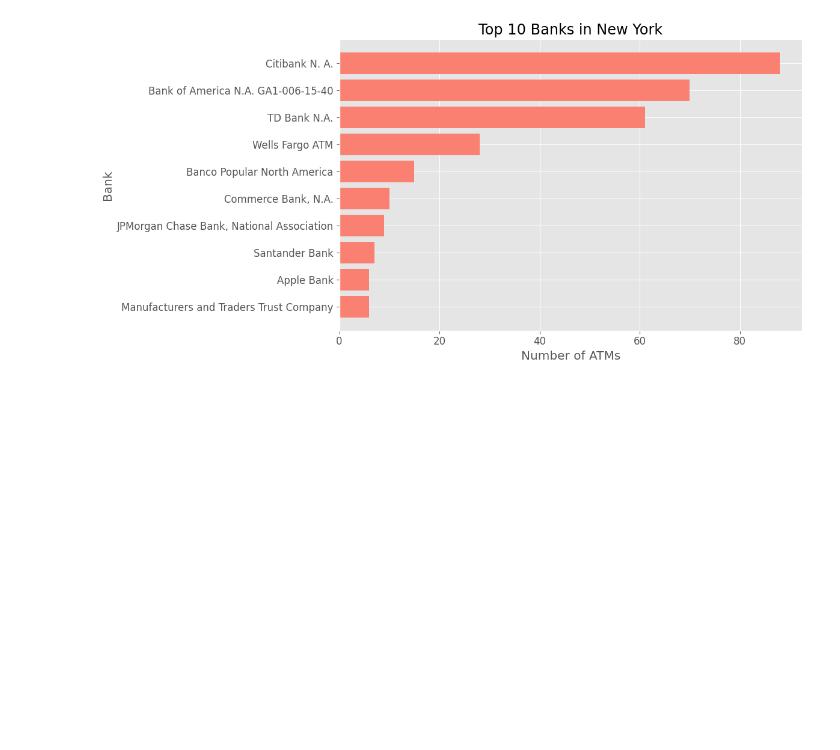
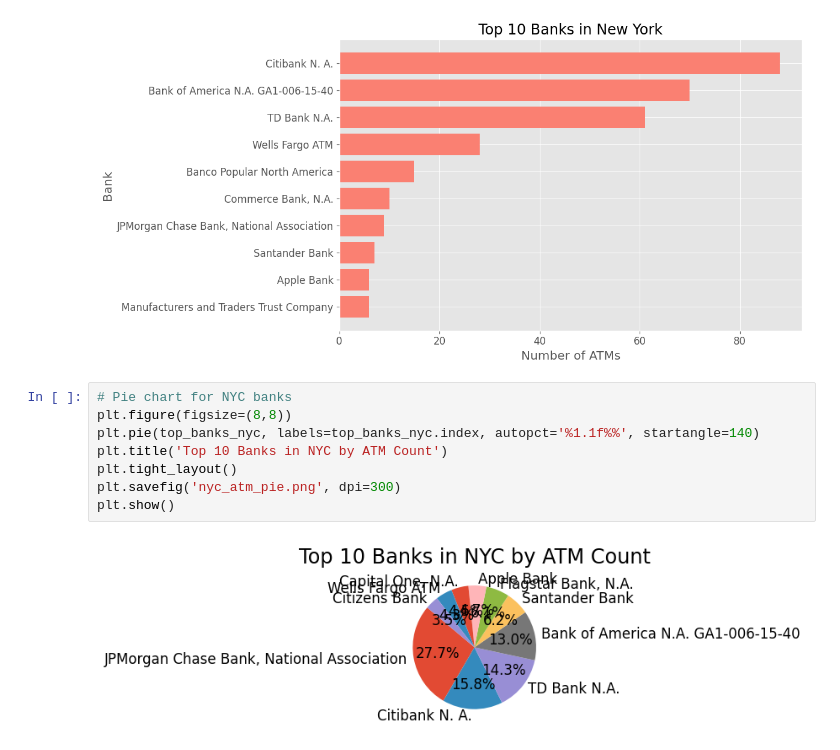
Before and after one commit to Parham-Dehghan/NY-ATM-Analysis, a Jupyter notebook: pp.ipynb, the cells around one changed output. Saved outputs shown, nothing was run; the diff lists cells and outputs as text; blank space fills up the shorter version.

Commit message:
Circular display of the top 10 banks in New York by percentage

```diff
--- a/pp.ipynb
+++ b/pp.ipynb
@@ -127,3 +127,13 @@ plt.savefig(f'top_10_banks_{top_city.lower().replace(" ", "_")}_atm.png', dpi=30
 plt.show()
 # %% [output]
 [figure]
+# %%
+# Pie chart for NYC banks
+plt.figure(figsize=(8,8))
+plt.pie(top_banks_nyc, labels=top_banks_nyc.index, autopct='%1.1f%%', startangle=140)
+plt.title('Top 10 Banks in NYC by ATM Count')
+plt.tight_layout()
+plt.savefig('nyc_atm_pie.png', dpi=300)
+plt.show()
+# %% [output]
+[figure, added]
```
Also changed, not shown: 1 other file.
